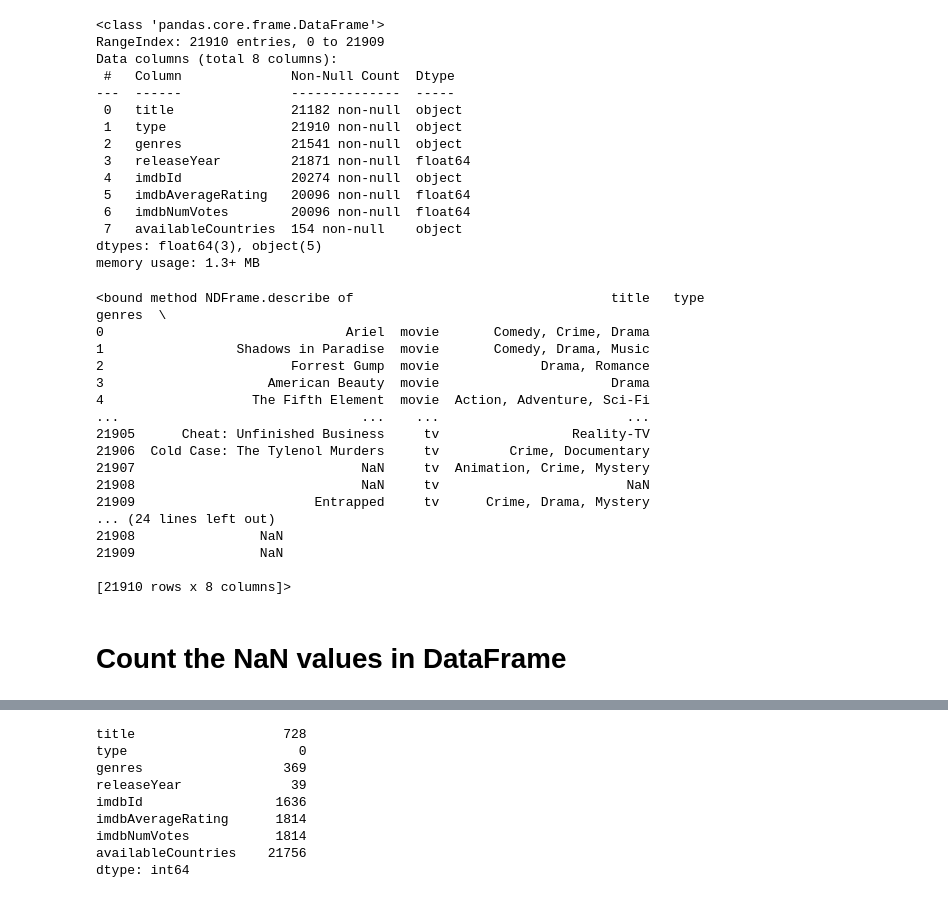
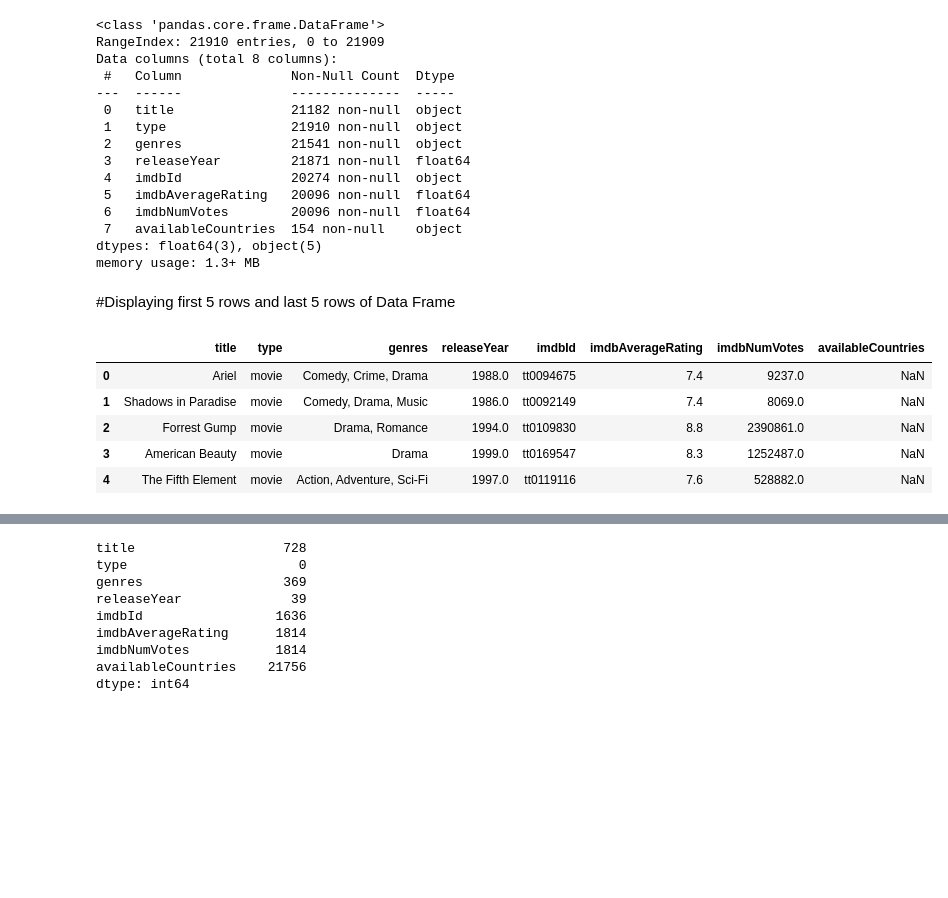
Before and after one commit to CindyWedd/DA1-Capstone, a Jupyter notebook: Netflix_capstone.ipynb.ipynb, the cells around one changed output, grey strips where cells are left out. Saved outputs shown, nothing was run; the diff lists cells and outputs as text; code cells hidden in the pictures; blank space fills up the shorter version.

```diff
--- a/Netflix_capstone.ipynb.ipynb
+++ b/Netflix_capstone.ipynb.ipynb
@@ -88,25 +49,14 @@ Data columns (total 8 columns):
  7   availableCountries  154 non-null    object
 dtypes: float64(3), object(5)
 memory usage: 1.3+ MB
+# %% [markdown]
+#Displaying first 5 rows and last 5 rows of Data Frame
 # %%
-df.describe
+df.head()
 # %% [output]
-<bound method NDFrame.describe of                                 title   type                     genres  \
-0                               Ariel  movie       Comedy, Crime, Drama
-1                 Shadows in Paradise  movie       Comedy, Drama, Music
-2                        Forrest Gump  movie             Drama, Romance
-3                     American Beauty  movie                      Drama
-4                   The Fifth Element  movie  Action, Adventure, Sci-Fi
-...                               ...    ...                        ...
-21905      Cheat: Unfinished Business     tv                 Reality-TV
-21906  Cold Case: The Tylenol Murders     tv         Crime, Documentary
-21907                             NaN     tv  Animation, Crime, Mystery
-21908                             NaN     tv                        NaN
-21909                       Entrapped     tv      Crime, Drama, Mystery
-... (24 lines left out)
-21908                NaN
-21909                NaN
-
-[21910 rows x 8 columns]>
+|  | title | type | genres | releaseYear | imdbId | imdbAverageRating | imdbNumVotes | availableCountries |
+| 0 | Ariel | movie | Comedy, Crime, Drama | 1988.0 | tt0094675 | 7.4 | 9237.0 | NaN |
+| 1 | Shadows in Paradise | movie | Comedy, Drama, Music | 1986.0 | tt0092149 | 7.4 | 8069.0 | NaN |
+| 2 | Forrest Gump | movie | Drama, Romance | 1994.0 | tt0109830 | 8.8 | 2390861.0 | NaN |
+| 3 | American Beauty | movie | Drama | 1999.0 | tt0169547 | 8.3 | 1252487.0 | NaN |
+| 4 | The Fifth Element | movie | Action, Adventure, Sci-Fi | 1997.0 | tt0119116 | 7.6 | 528882.0 | NaN |
-# %% [markdown]
-# Count the NaN values in DataFrame
```
Also changed, not shown: parts of 94 cells of this notebook, 9 other files.
